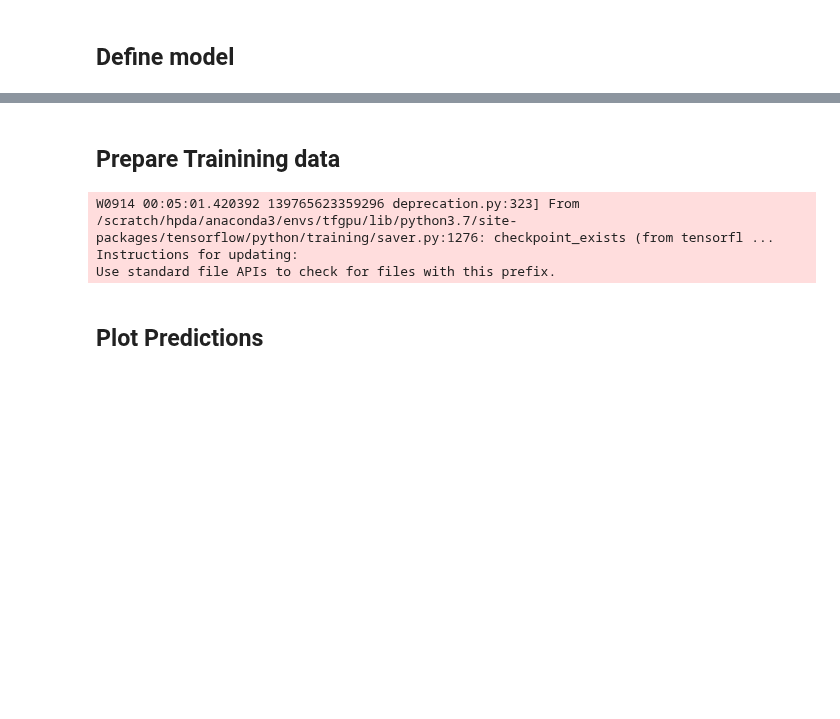
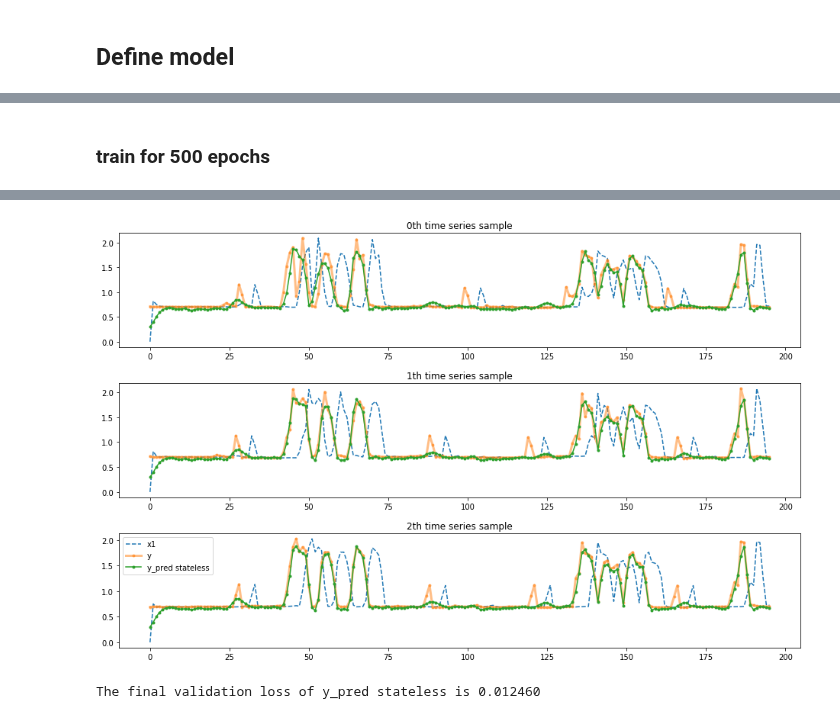
Before and after one commit to DSC-SPIDAL/rankpredictor, a Jupyter notebook: notebook/predictor_baseline.ipynb, the cells around one changed output, grey strips where cells are left out. Cells and saved outputs as stored; diff of their text form; code cells hidden in the pictures; blank space fills up the shorter version.

```diff
--- a/notebook/predictor_baseline.ipynb
+++ b/notebook/predictor_baseline.ipynb
@@ -130,6 +167,8 @@ Total params: 16,961
 Trainable params: 16,961
 Non-trainable params: 0
 _________________________________________________________________
+# %% [markdown]
+### train for 500 epochs
 # %%
 start = time.time()
 history = model_stateless.fit(X_train,y_train,
@@ -140,4 +179,6 @@ history = model_stateless.fit(X_train,y_train,
                              validation_data=(X_val,y_val,w_val))
 end = time.time()
 print("Time Took :{:3.2f} min".format( (end-start)/60 ))
+y_pred_stateless = model_stateless.predict(X_test)
+plot_examples(X_test,y_test,ypreds=[y_pred_stateless],nm_ypreds=["y_pred stateless"])
 # %% [output]
@@ -161,12 +202,2 @@ Time Took :1.80 min
+[figure, added]
+The final validation loss of y_pred stateless is 0.012460
-# %% [markdown]
-## Prepare Trainining data
-# %%
-test_input_fn = lambda: input_fn(test_X,test_y, mode=tf.estimator.ModeKeys.PREDICT, batch_size=18)
-prediction = model.predict(test_input_fn)
-pred_list = list(prediction)
-# %% [output]
-W0914 00:05:01.420392 139765623359296 deprecation.py:323] From /scratch/hpda/anaconda3/envs/tfgpu/lib/python3.7/site-packages/tensorflow/python/training/saver.py:1276: checkpoint_exists (from tensorfl ...
-Instructions for updating:
-Use standard file APIs to check for files with this prefix.
-# %% [markdown]
-## Plot Predictions
```
Also changed, not shown: parts of 11 cells of this notebook, 9 other files.
